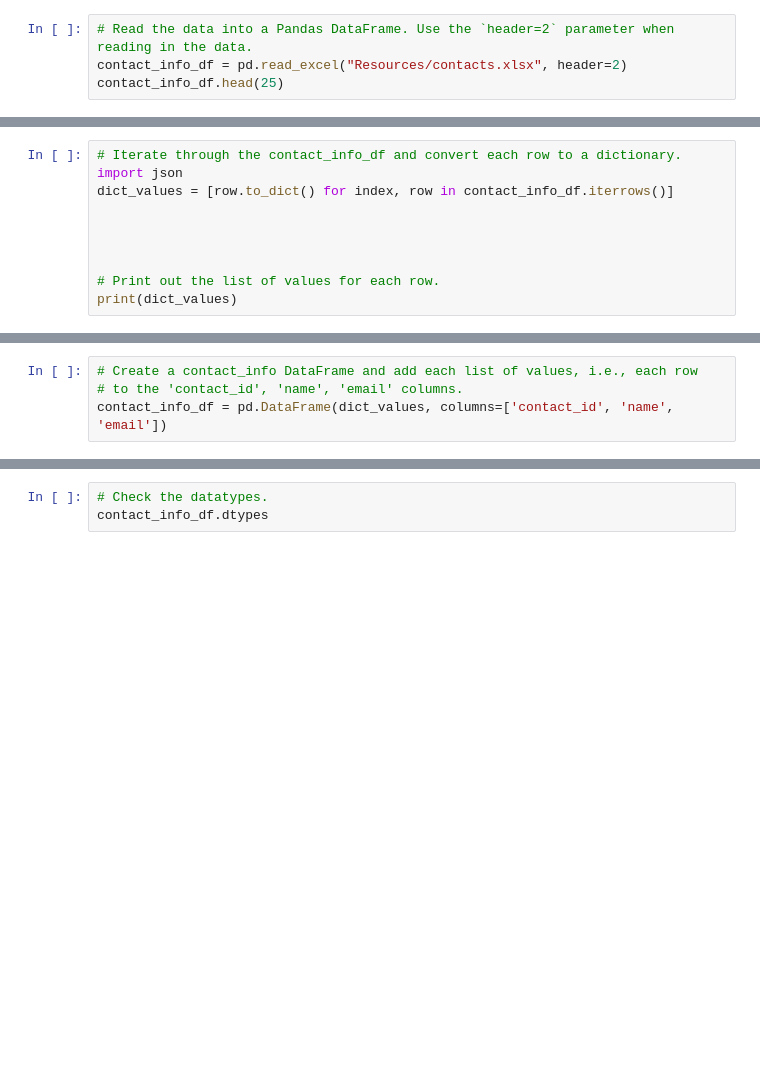
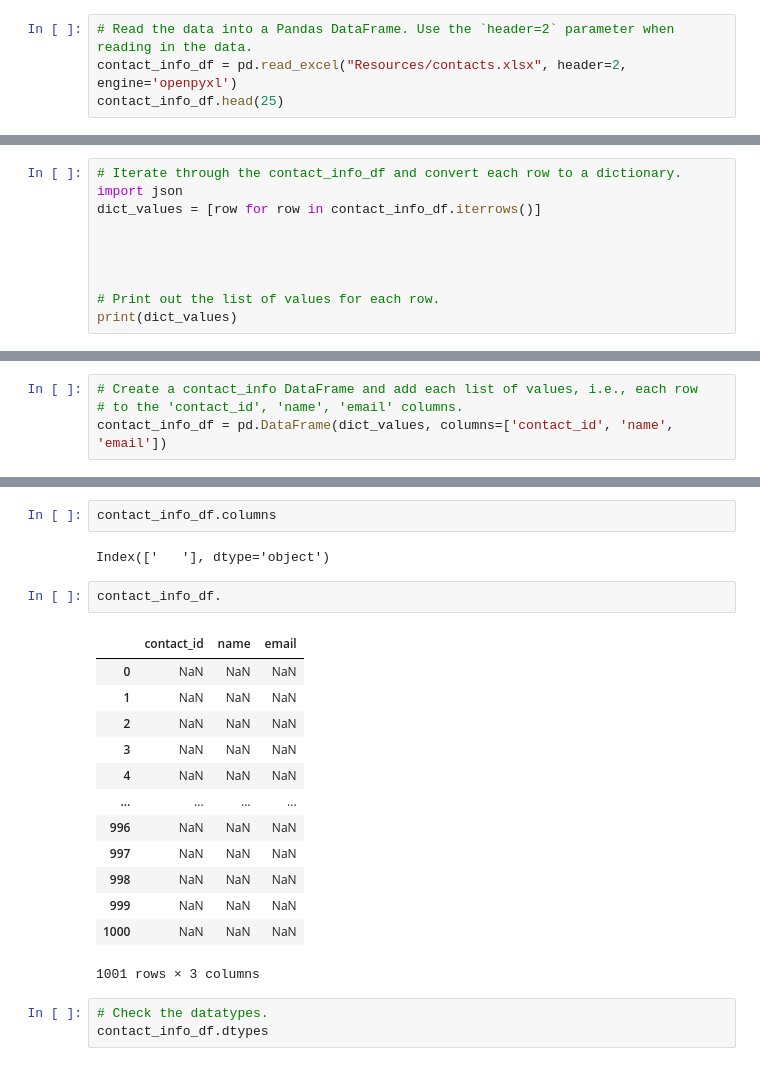
Before and after one commit to jf11235/Crowdfunding_ETL, a Jupyter notebook: Starter_Files/ETL_Mini_Project_Starter_Code.ipynb, the cells around one changed output, grey strips where cells are left out. Saved outputs shown, nothing was run; the diff lists cells and outputs as text; blank space fills up the shorter version.

```diff
--- a/Starter_Files/ETL_Mini_Project_Starter_Code.ipynb
+++ b/Starter_Files/ETL_Mini_Project_Starter_Code.ipynb
@@ -315,7 +315,7 @@ campaign_cleaned.to_csv("Resources/campaign.csv", index=False)
 ### Extract the contacts.xlsx Data.
 # %%
 # Read the data into a Pandas DataFrame. Use the `header=2` parameter when reading in the data.
-contact_info_df = pd.read_excel("Resources/contacts.xlsx", header=2)
+contact_info_df = pd.read_excel("Resources/contacts.xlsx", header=2, engine='openpyxl')
 contact_info_df.head(25)
 # %% [output]
 |  |  |
@@ -350,7 +350,7 @@ Then export the DataFrame as a `contacts.csv` CSV file.
 # %%
 # Iterate through the contact_info_df and convert each row to a dictionary.
 import json
-dict_values = [row.to_dict() for index, row in contact_info_df.iterrows()]
+dict_values = [row for row in contact_info_df.iterrows()]
 
 
 
@@ -374,3 +382,23 @@ contact_info_df = pd.DataFrame(dict_values, columns=['contact_id', 'name', 'emai
+# %%
+contact_info_df.columns
+# %% [output]
+Index(['   '], dtype='object')
+# %%
+contact_info_df.
+# %% [output]
+|  | contact_id | name | email |
+| 0 | NaN | NaN | NaN |
+| 1 | NaN | NaN | NaN |
+| 2 | NaN | NaN | NaN |
+| 3 | NaN | NaN | NaN |
+| 4 | NaN | NaN | NaN |
+| ... | ... | ... | ... |
+| 996 | NaN | NaN | NaN |
+| 997 | NaN | NaN | NaN |
+| 998 | NaN | NaN | NaN |
+| 999 | NaN | NaN | NaN |
+| 1000 | NaN | NaN | NaN |
+1001 rows × 3 columns
 # %%
 # Check the datatypes.
 contact_info_df.dtypes
```
Also changed, not shown: parts of 16 cells of this notebook, 1 other file.
